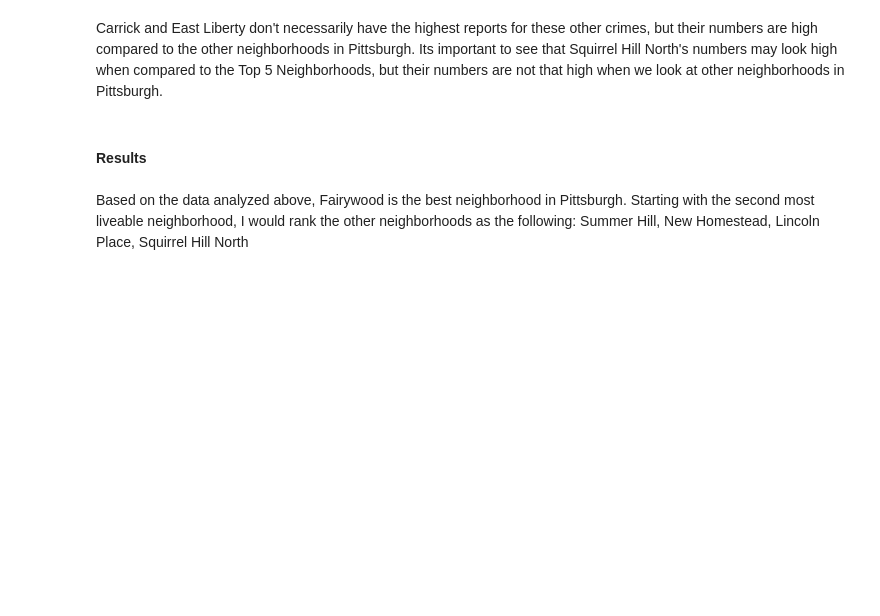
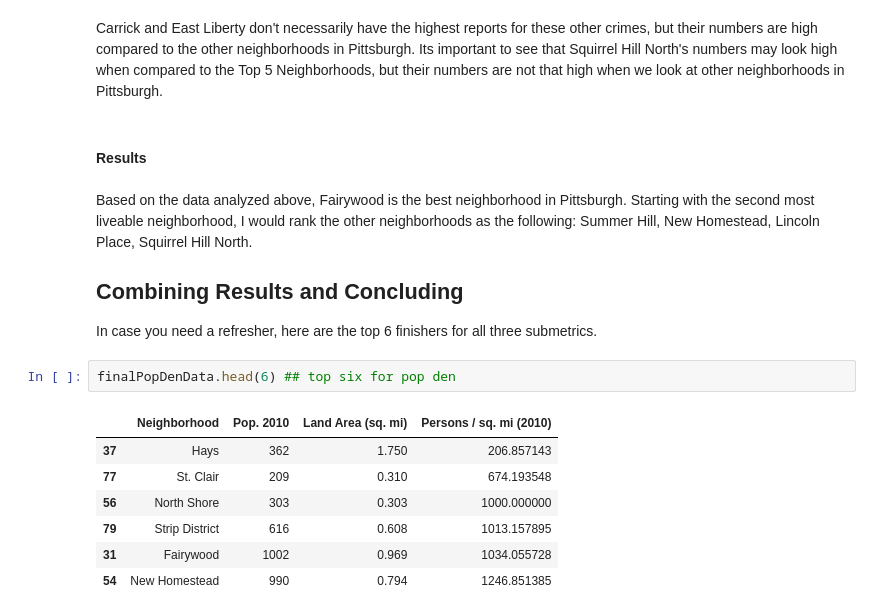
Before and after one commit to benjamin-kiddie/Big-Ideas-Final-Project, a Jupyter notebook: Presentation-Notebook.ipynb, the cells around one changed output. Cells and saved outputs as stored; diff of their text form; blank space fills up the shorter version.

```diff
--- a/Presentation-Notebook.ipynb
+++ b/Presentation-Notebook.ipynb
@@ -399,4 +402,17 @@ Carrick and East Liberty don't necessarily have the highest reports for these ot
 # %% [markdown]
 #### Results
 # %% [markdown]
-Based on the data analyzed above, Fairywood is the best neighborhood in Pittsburgh. Starting with the second most liveable neighborhood, I would rank the other neighborhoods as the following: Summer Hill, New Homestead, Lincoln Place, Squirrel Hill North
+Based on the data analyzed above, Fairywood is the best neighborhood in Pittsburgh. Starting with the second most liveable neighborhood, I would rank the other neighborhoods as the following: Summer Hill, New Homestead, Lincoln Place, Squirrel Hill North.
+
+## Combining Results and Concluding
+In case you need a refresher, here are the top 6 finishers for all three submetrics.
+# %%
+finalPopDenData.head(6) ## top six for pop den
+# %% [output]
+|  | Neighborhood | Pop. 2010 | Land Area (sq. mi) | Persons / sq. mi (2010) |
+| 37 | Hays | 362 | 1.750 | 206.857143 |
+| 77 | St. Clair | 209 | 0.310 | 674.193548 |
+| 56 | North Shore | 303 | 0.303 | 1000.000000 |
+| 79 | Strip District | 616 | 0.608 | 1013.157895 |
+| 31 | Fairywood | 1002 | 0.969 | 1034.055728 |
+| 54 | New Homestead | 990 | 0.794 | 1246.851385 |
```
Also changed, not shown: parts of 7 cells of this notebook.
